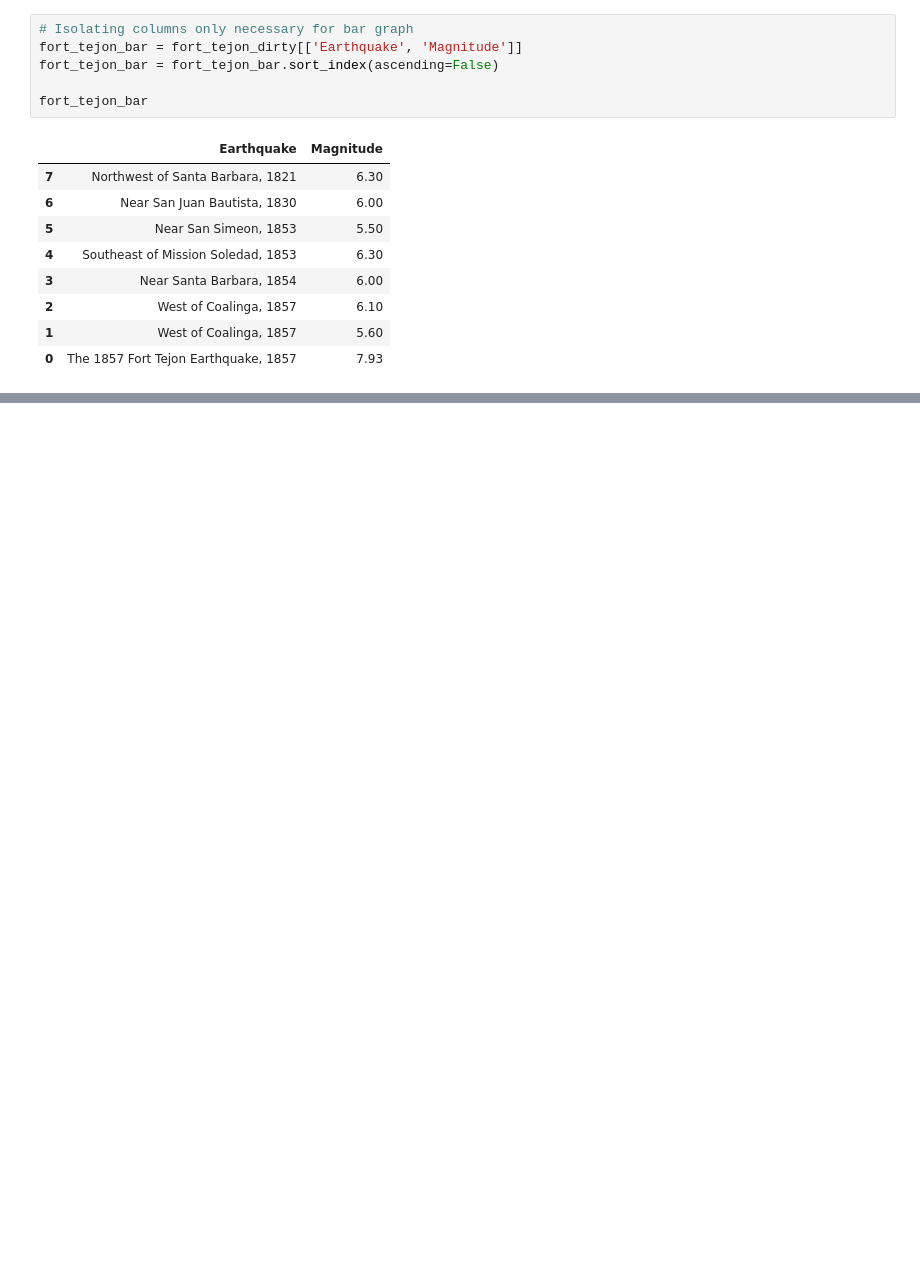
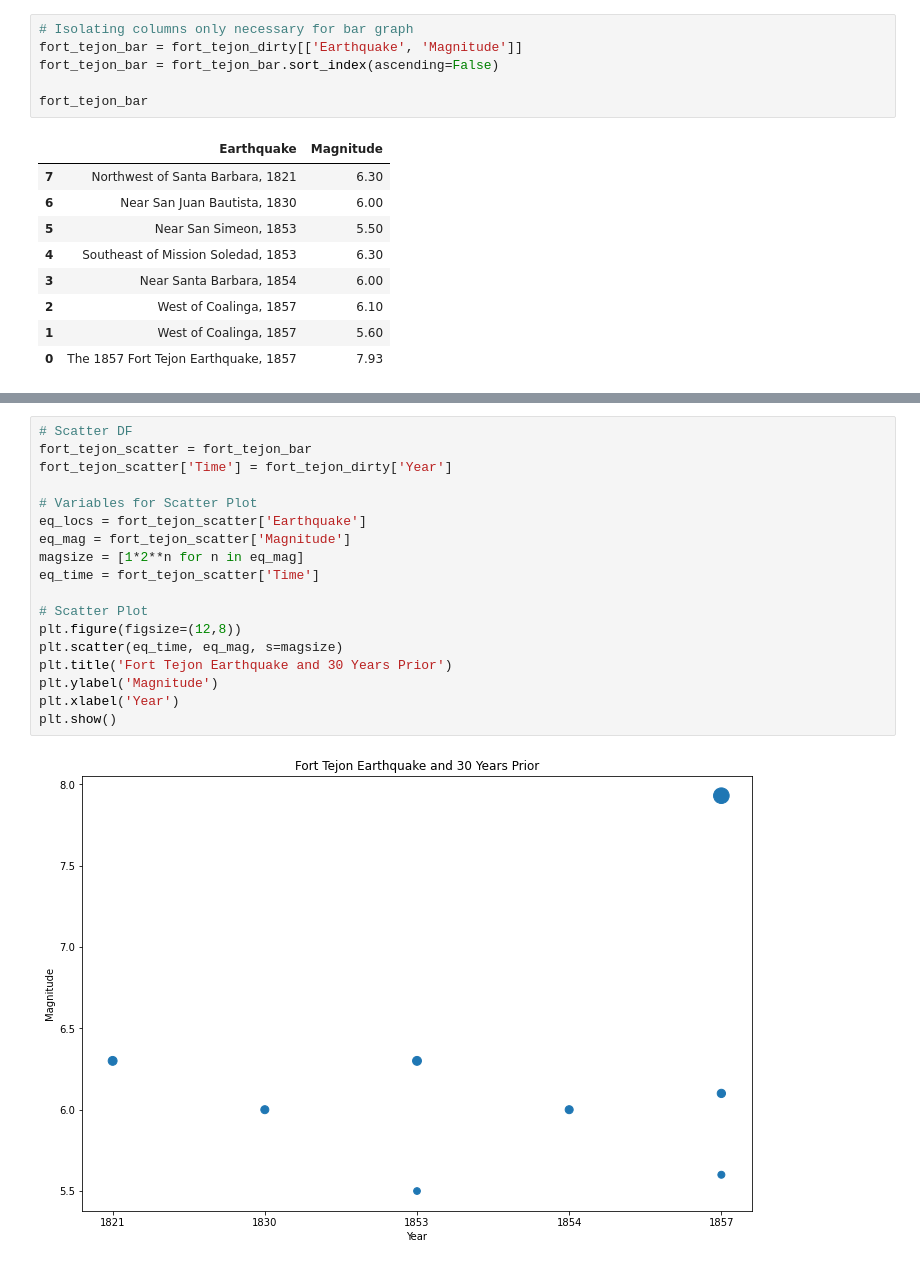
Before and after one commit to chronicJatt/Project-1, a Jupyter notebook: 1857 Fort Tejon Earthquake.ipynb, the cells around one changed output, grey strips where cells are left out. Saved outputs shown, nothing was run; the diff lists cells and outputs as text; blank space fills up the shorter version.

```diff
--- a/1857 Fort Tejon Earthquake.ipynb
+++ b/1857 Fort Tejon Earthquake.ipynb
@@ -169,0 +170,20 @@ Text(0, 0.5, 'Magnitude')
+# %%
+# Scatter DF
+fort_tejon_scatter = fort_tejon_bar
+fort_tejon_scatter['Time'] = fort_tejon_dirty['Year']
+
+# Variables for Scatter Plot
+eq_locs = fort_tejon_scatter['Earthquake']
+eq_mag = fort_tejon_scatter['Magnitude']
+magsize = [1*2**n for n in eq_mag]
+eq_time = fort_tejon_scatter['Time']
+
+# Scatter Plot
+plt.figure(figsize=(12,8))
+plt.scatter(eq_time, eq_mag, s=magsize)
+plt.title('Fort Tejon Earthquake and 30 Years Prior')
+plt.ylabel('Magnitude')
+plt.xlabel('Year')
+plt.show()
+# %% [output]
+[figure, added]
```
Also changed, not shown: parts of 2 cells of this notebook, 1 other file.
